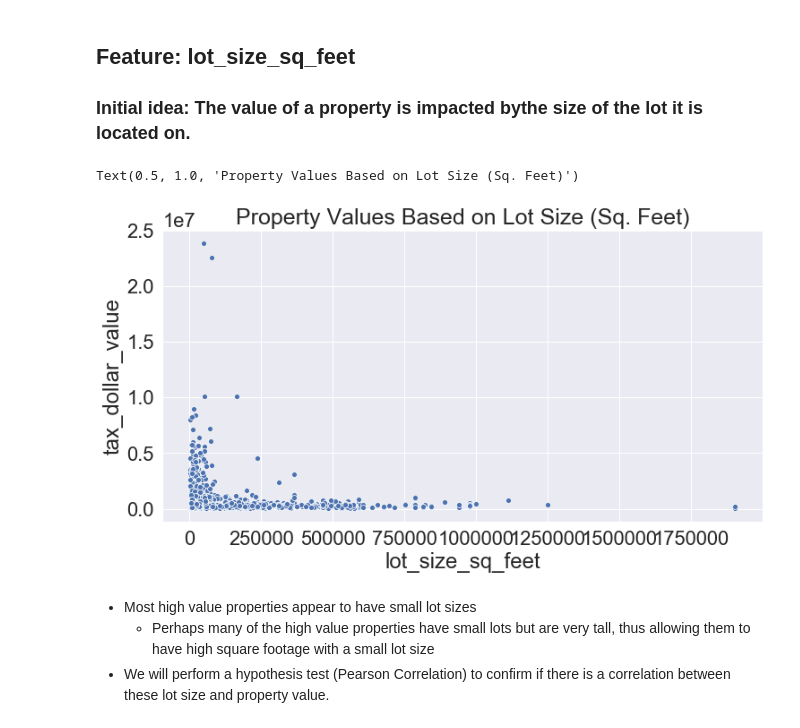
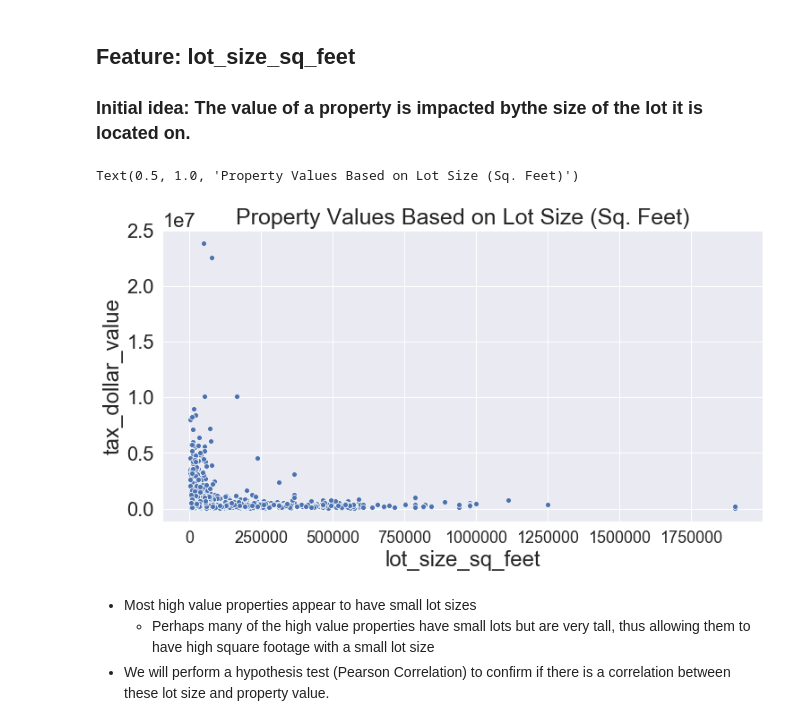
Before and after one commit to Zillow-sam-and-matt/Zillow, a Jupyter notebook: zillow_project_main_notebook.ipynb, the cells around one changed output. Cells and saved outputs as stored; diff of their text form; code cells hidden in the pictures.

```diff
--- a/zillow_project_main_notebook.ipynb
+++ b/zillow_project_main_notebook.ipynb
@@ -362,10 +362,11 @@ p = 0.000
 # %%
 sns.set(rc={'figure.figsize':(12,6)})
 sns.set(font_scale = 2)
+plt.rc('xtick',labelsize=18)
 sns.scatterplot(x='lot_size_sq_feet',y='tax_dollar_value', data=train).set_title('Property Values Based on Lot Size (Sq. Feet)', fontsize = 25)
 # %% [output]
 Text(0.5, 1.0, 'Property Values Based on Lot Size (Sq. Feet)')
-[figure, old version]
+[figure, new version]
 # %% [markdown]
 - Most high value properties appear to have small lot sizes
     - Perhaps many of the high value properties have small lots but are very tall, thus allowing them to have high square footage with a small lot size
```
